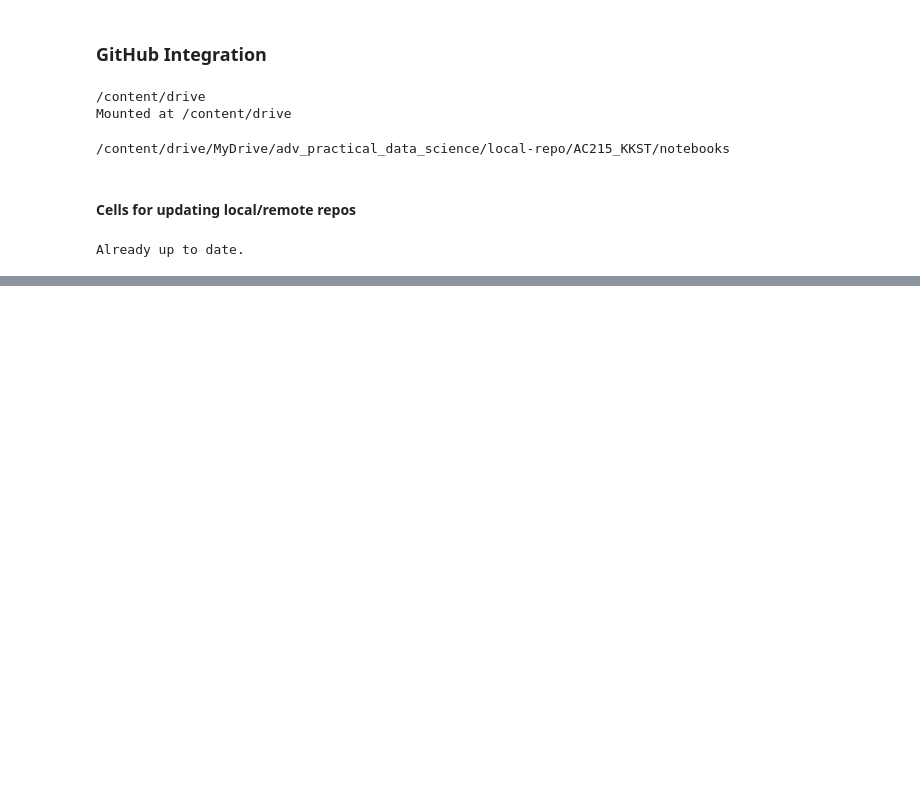
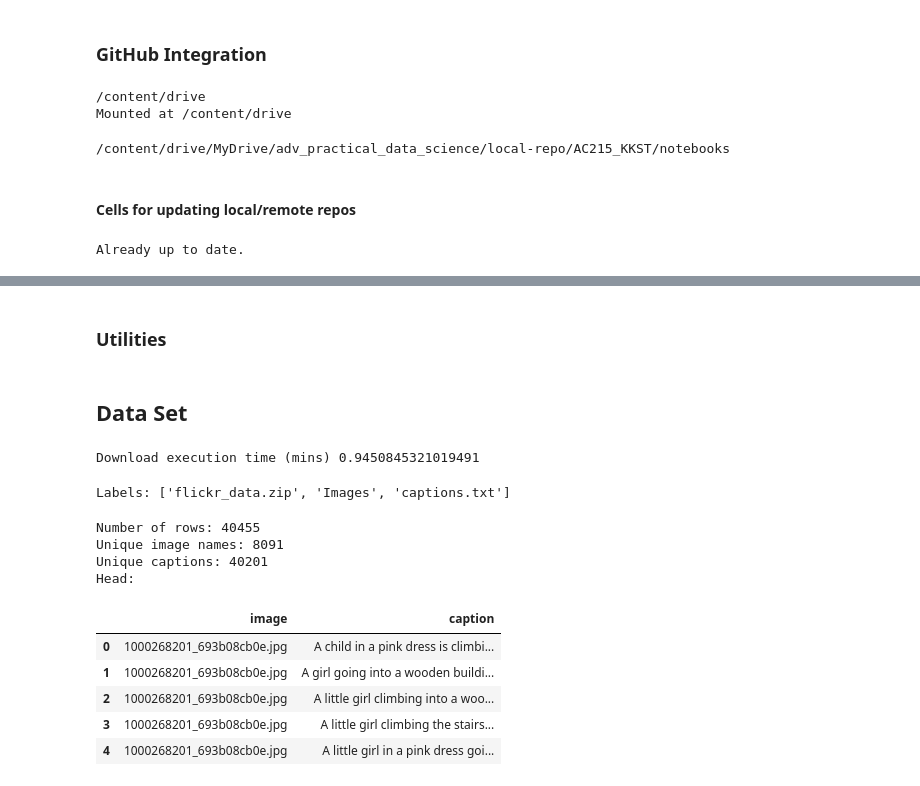
Before and after one commit to skgithub14/AC215_KKST, a Jupyter notebook: notebooks/EDA.ipynb, the cells around one changed output, grey strips where cells are left out. Drawn from its saved outputs; the diff is of its cells as text; code cells hidden in the pictures; blank space fills up the shorter version.

```diff
--- a/notebooks/EDA.ipynb
+++ b/notebooks/EDA.ipynb
@@ -160,0 +242,2 @@ To https://github.com/skgithub14/AC215_KKST.git
+# %% [markdown]
+### Utilities
@@ -160,0 +424,51 @@ To https://github.com/skgithub14/AC215_KKST.git
+# %% [markdown]
+## Data Set
+# %%
+start_time = time.time()
+download_file("https://storage.googleapis.com/ac215-project/flickr_data.zip", base_path=DATA_PATH + '/flickr', extract=True)
+execution_time = (time.time() - start_time)/60.0
+print("Download execution time (mins)",execution_time)
+# %% [output]
+Download execution time (mins) 0.9450845321019491
+# %%
+base_path = DATA_PATH + '/flickr'
+label_names = os.listdir(base_path)
+print("Labels:", label_names)
+
+# Number of unique labels
+num_classes = len(label_names)
+# # Create label index for easy lookup
+# label2index = dict((name, index) for index, name in enumerate(label_names))
+# index2label = dict((index, name) for index, name in enumerate(label_names))
+
+# # Generate a list of labels and path to images
+# data_list = []
+# for label in label_names:
+#   # Images
+#   image_files = os.listdir(os.path.join(base_path,label))
+#   data_list.extend([(label,os.path.join(base_path,label,f)) for f in image_files])
+
+# print("Full size of the dataset:",len(data_list))
+# print("data_list:",data_list[:5])
+# %% [output]
+Labels: ['flickr_data.zip', 'Images', 'captions.txt']
+# %%
+# explore the captions
+FLICKR_PATH = DATA_PATH + '/flickr'
+fcaps = pd.read_csv(os.path.join(FLICKR_PATH,"captions.txt"))
+print("Number of rows:",fcaps.shape[0])
+print("Unique image names:",len(pd.unique(fcaps['image'])))
+print("Unique captions:",len(pd.unique(fcaps['caption'])))
+print("Head:")
+fcaps.head()
+# %% [output]
+Number of rows: 40455
+Unique image names: 8091
+Unique captions: 40201
+Head:
+|  | image | caption |
+| 0 | 1000268201_693b08cb0e.jpg | A child in a pink dress is climbi... |
+| 1 | 1000268201_693b08cb0e.jpg | A girl going into a wooden buildi... |
+| 2 | 1000268201_693b08cb0e.jpg | A little girl climbing into a woo... |
+| 3 | 1000268201_693b08cb0e.jpg | A little girl climbing the stairs... |
+| 4 | 1000268201_693b08cb0e.jpg | A little girl in a pink dress goi... |
```
Also changed, not shown: parts of 12 cells of this notebook.
